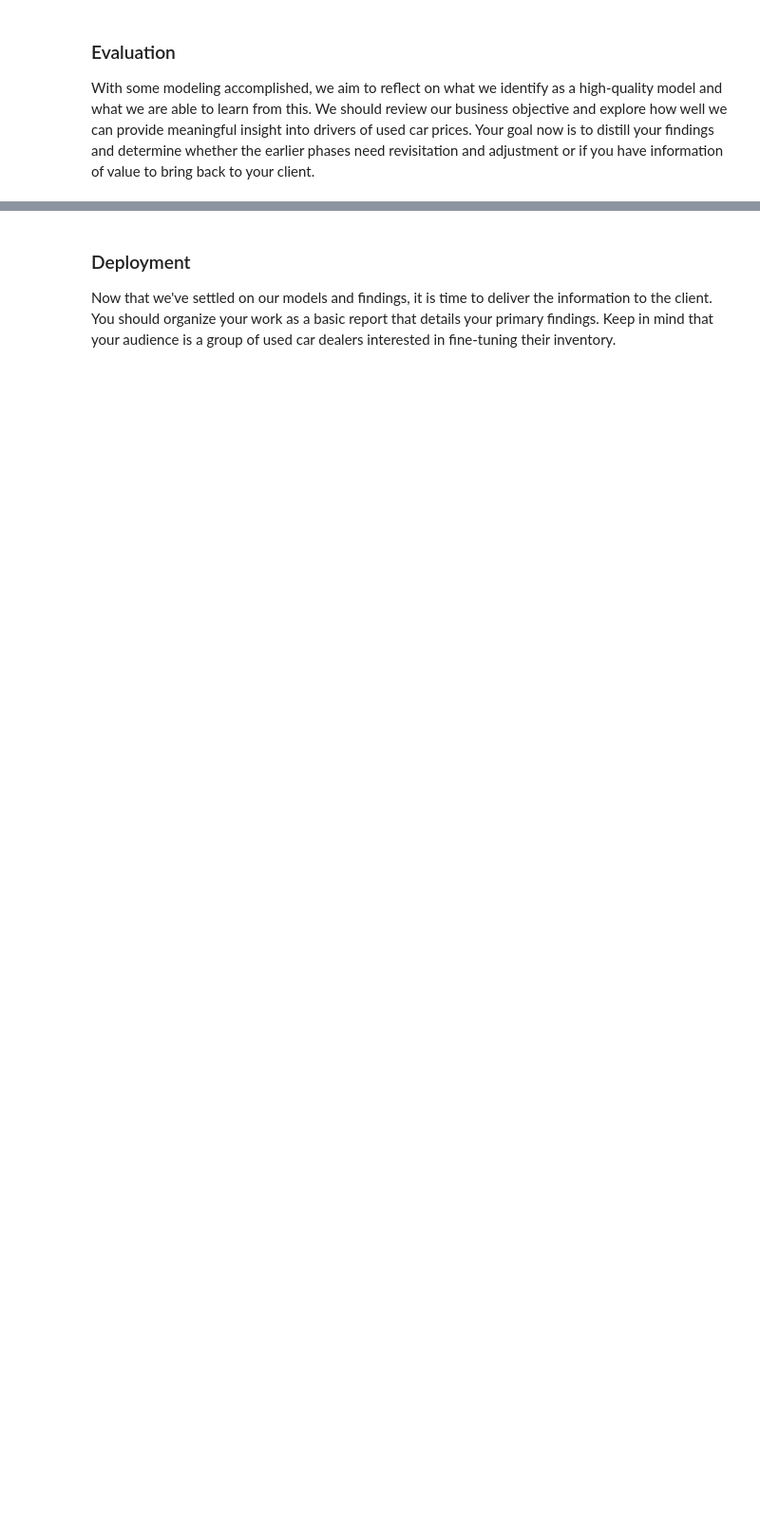
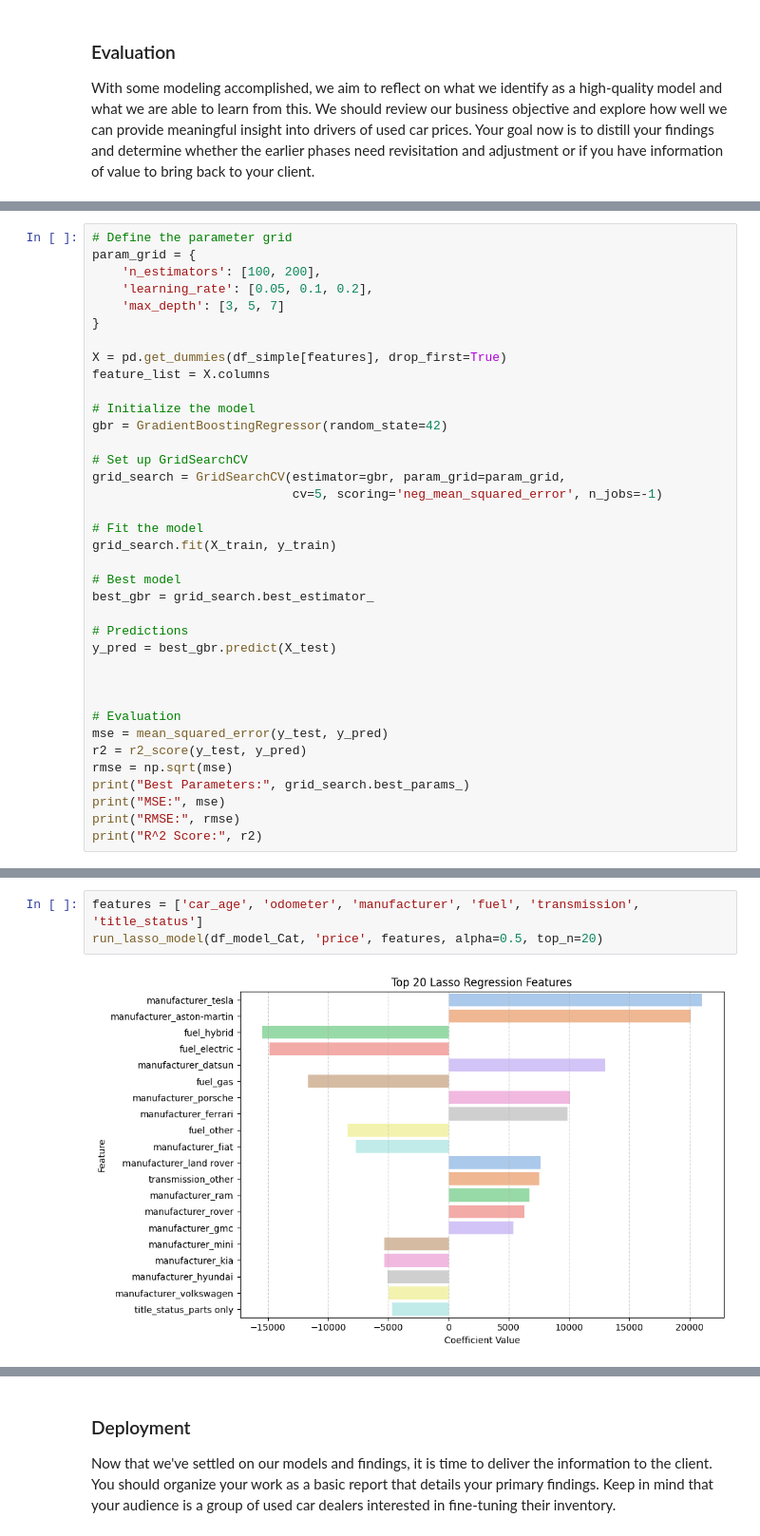
Before and after one commit to ArunKumarGanesan716/UC-B-Assignment-2, a Jupyter notebook: prompt_II.ipynb, the cells around one changed output, grey strips where cells are left out. Shown at 95% size. Saved outputs shown, nothing was run; the diff lists cells and outputs as text; blank space fills up the shorter version.

```diff
--- a/prompt_II.ipynb
+++ b/prompt_II.ipynb
@@ -544 +545,38 @@ plt.show()
 [figure]
+# %%
+# Define the parameter grid
+param_grid = {
+    'n_estimators': [100, 200],
+    'learning_rate': [0.05, 0.1, 0.2],
+    'max_depth': [3, 5, 7]
+}
+
+X = pd.get_dummies(df_simple[features], drop_first=True)
+feature_list = X.columns
+
+# Initialize the model
+gbr = GradientBoostingRegressor(random_state=42)
+
+# Set up GridSearchCV
+grid_search = GridSearchCV(estimator=gbr, param_grid=param_grid,
+                           cv=5, scoring='neg_mean_squared_error', n_jobs=-1)
+
+# Fit the model
+grid_search.fit(X_train, y_train)
+
+# Best model
+best_gbr = grid_search.best_estimator_
+
+# Predictions
+y_pred = best_gbr.predict(X_test)
+
+
+
+# Evaluation
+mse = mean_squared_error(y_test, y_pred)
+r2 = r2_score(y_test, y_pred)
+rmse = np.sqrt(mse)
+print("Best Parameters:", grid_search.best_params_)
+print("MSE:", mse)
+print("RMSE:", rmse)
+print("R^2 Score:", r2)
@@ -544,0 +634,5 @@ plt.show()
+# %%
+features = ['car_age', 'odometer', 'manufacturer', 'fuel', 'transmission', 'title_status']
+run_lasso_model(df_model_Cat, 'price', features, alpha=0.5, top_n=20)
+# %% [output]
+[figure, added]
```
Also changed, not shown: parts of 6 cells of this notebook.
